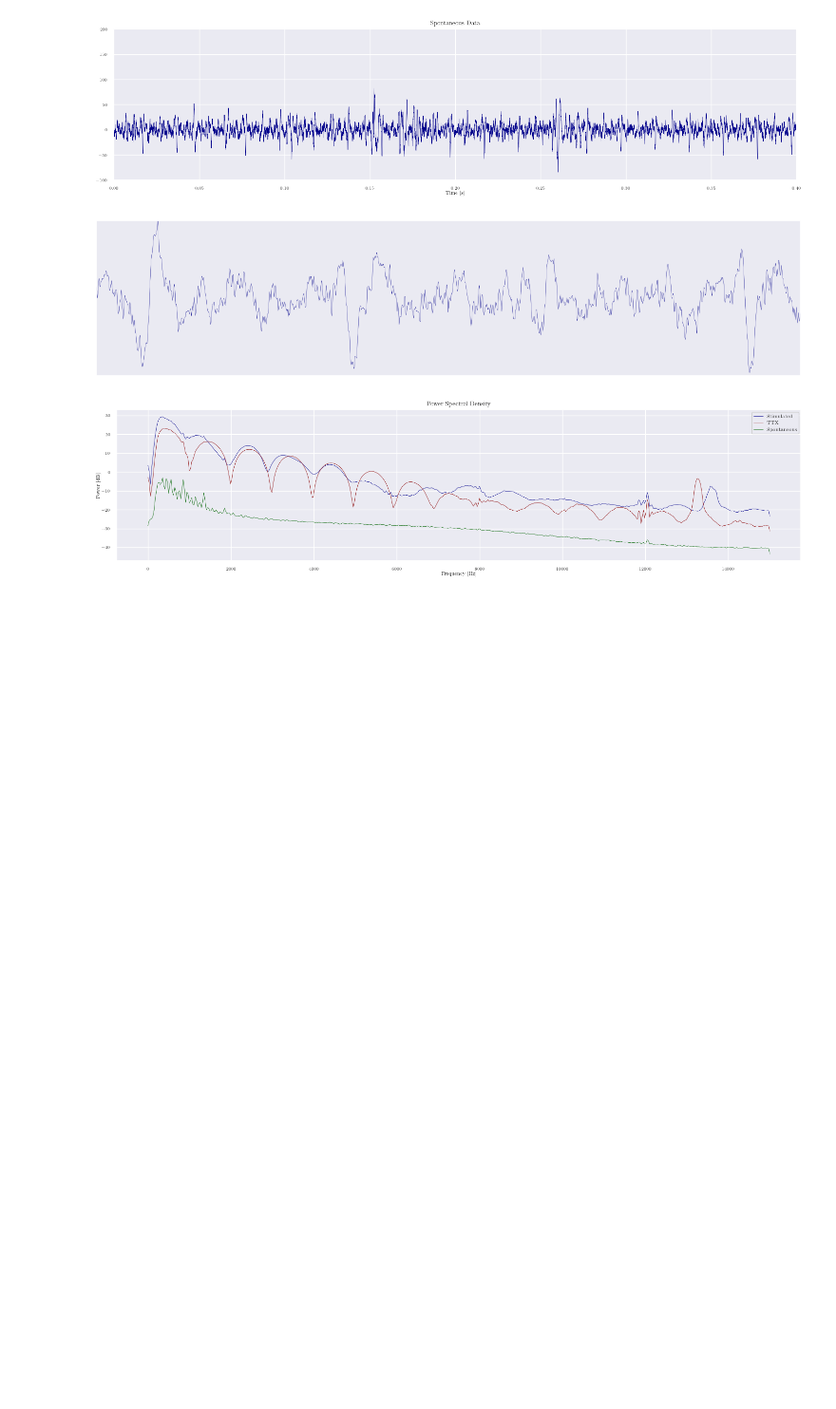
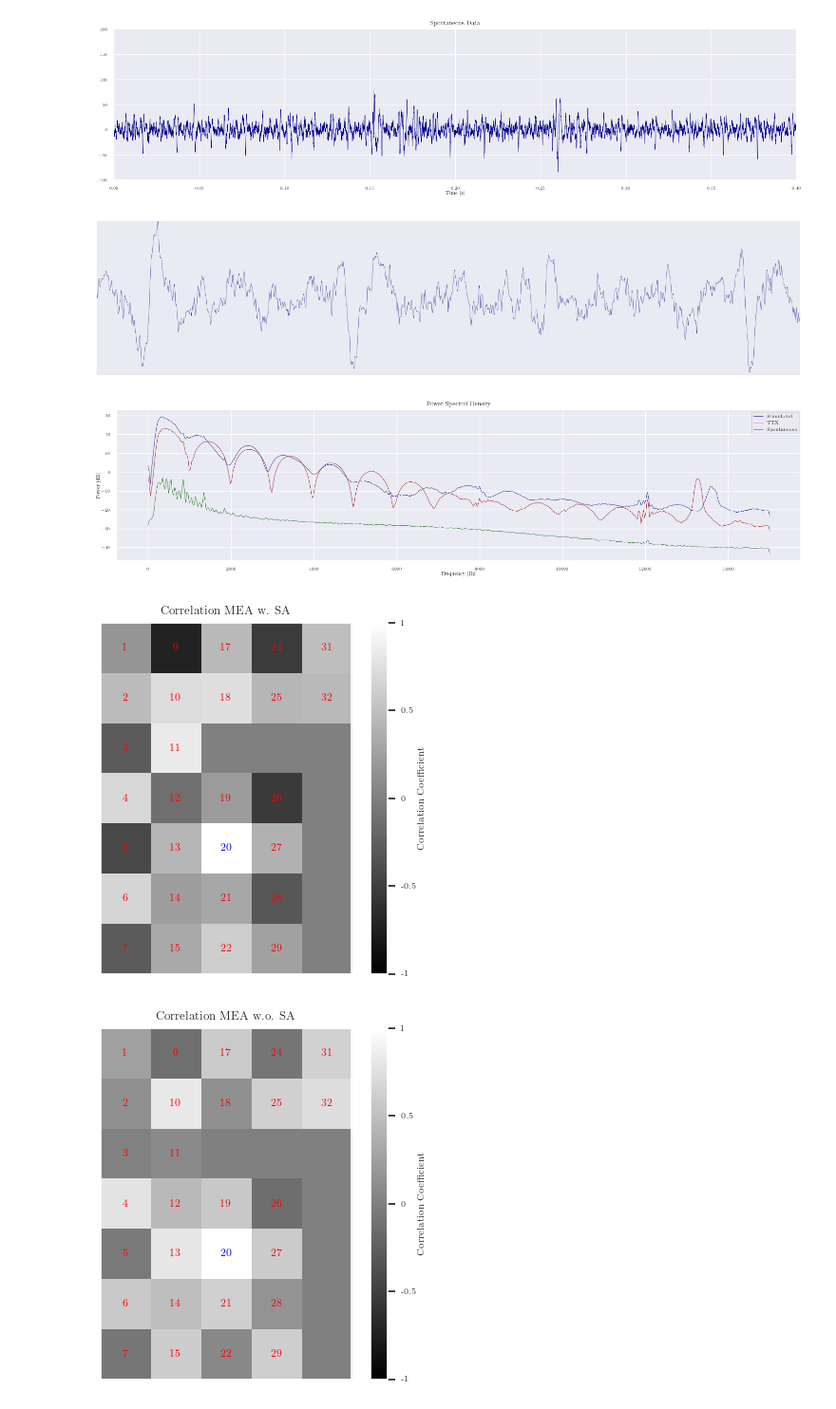
Before and after one commit to TheresaDF/NeuronSpikeEye, a Jupyter notebook: src/visualizations/data.ipynb, the cells around one changed output. Shown: that part at 95% size. Saved outputs shown, nothing was run; the diff lists cells and outputs as text; code cells hidden in the pictures; blank space fills up the shorter version.

Commit message:
added correlation of MEA plot

```diff
--- a/src/visualizations/data.ipynb
+++ b/src/visualizations/data.ipynb
@@ -130,3 +132,67 @@ plt.show()
 savefig(fig, "data_psd", width = 6, height = 2)
 # %% [output]
 [figure]
+# %%
+def plot_corr_mea(layout : np.ndarray, correlations : np.ndarray, title : str) -> plt.figure:
+    fig = plt.figure()
+    im = plt.imshow(correlations, cmap="gray", vmin = -1, vmax = 1)
+    plt.title(title)
+
+    # Add the MEA layout indices on the plot
+    for i in range(7):
+        for j in range(5):
+            if not np.isnan(layout[i, j]):  # Check for valid indices
+                color = 'blue' if (i==4) & (j==2) else 'red'
+                plt.text(
+                    j,  # x-coordinate
+                    i,  # y-coordinate
+                    str(int(layout[i, j] + 1)),  # Channel number (1-indexed)
+                    ha='center', va='center', color=color, fontsize=8, weight='bold'
+                )
+    cbar = plt.colorbar(im, fraction=0.065, pad=0.04)
+    cbar.set_label("Correlation Coefficient")
+
+    # Customize colorbar ticks
+    cbar.set_ticks([-1, -0.5, 0, 0.5, 1])
+    cbar.set_ticklabels(['-1', '-0.5', '0', '0.5', '1'])
+    plt.xticks([])
+    plt.yticks([])
+    plt.show()
+    return fig
+
+times, data = read_ns5_file("../../data/raw/3D/Eye 4/10Hz_1V_neg500mV_1ms018.ns5")
+channel = 19
+
+MEA_layout = np.array([
+    [1, 9, 17, 24, 31],
+    [2, 10, 18, 25, 32],
+    [3, 11, np.nan, np.nan, np.nan],
+    [4, 12, 19, 26, np.nan],
+    [5, 13, 20, 27, np.nan],
+    [6, 14, 21, 28, np.nan],
+    [7, 15, 22, 29, np.nan],
+]) - 1
+
+# compute correlation from channel 0 to all other channels
+correlation = np.zeros((7, 5))
+for i in range(7):
+    for j in range(5):
+        if not np.isnan(MEA_layout[i, j]):
+            correlation[i, j] = np.corrcoef(data[:, channel], data[:, int(MEA_layout[i, j])])[0, 1]
+
+fig = plot_corr_mea(MEA_layout, correlation, "Correlation MEA w. SA")
+savefig(fig, "MEA_corr_SA", width = 2, height = 3.5)
+
+correlation = np.zeros((7, 5))
+for i in range(7):
+    for j in range(5):
+        if not np.isnan(MEA_layout[i, j]):
+            bins1 = bin_data(data[:, channel], find_peaks(data[:, channel], height=300, distance = 2900)[0]).ravel()
+            bins2 = bin_data(data[:, int(MEA_layout[i, j])], find_peaks(data[:, int(MEA_layout[i, j])], height=300, distance = 2900)[0]).ravel()
+            correlation[i, j] = np.corrcoef(bins1, bins2)[0, 1]
+
+fig = plot_corr_mea(MEA_layout, correlation, "Correlation MEA w.o. SA")
+savefig(fig, "MEA_corr_no_SA", width = 2, height = 3.5)
+# %% [output]
+[figure, added]
+[figure, added]
```
Also changed, not shown: parts of 2 cells of this notebook.
